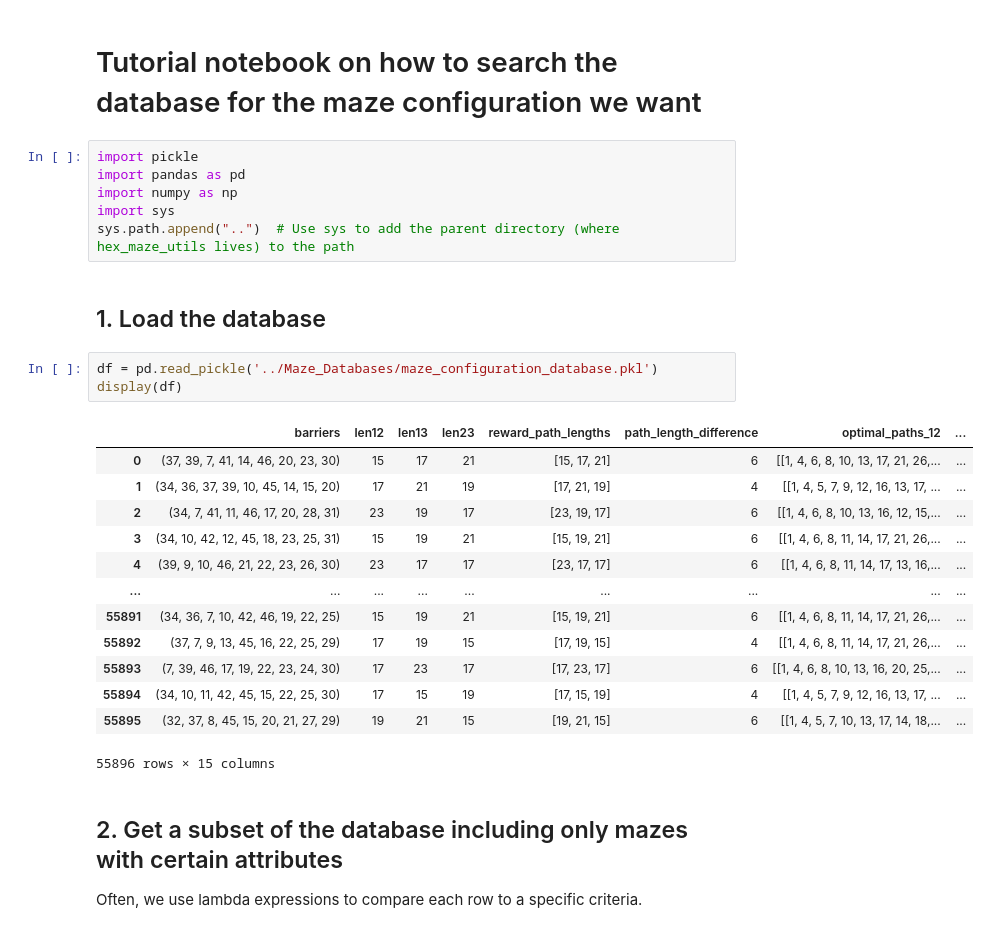
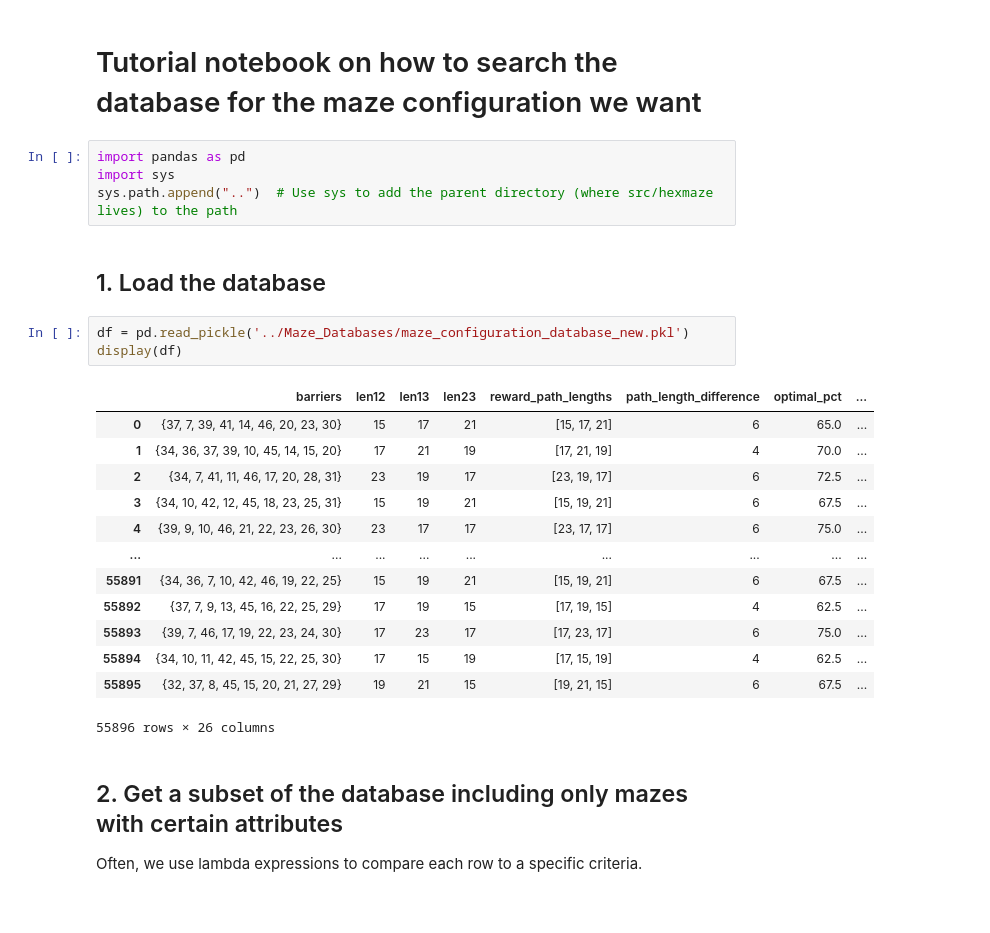
Before and after one commit to calderast/Hex-maze, a Jupyter notebook: Tutorials/Maze_Configuration_Database_Search.ipynb, the cells around one changed output. Drawn from its saved outputs; the diff is of its cells as text.

```diff
--- a/Tutorials/Maze_Configuration_Database_Search.ipynb
+++ b/Tutorials/Maze_Configuration_Database_Search.ipynb
@@ -1,30 +1,28 @@
 # %% [markdown]
 # Tutorial notebook on how to search the database for the maze configuration we want
 # %%
-import pickle
 import pandas as pd
-import numpy as np
 import sys
-sys.path.append("..")  # Use sys to add the parent directory (where hex_maze_utils lives) to the path
+sys.path.append("..")  # Use sys to add the parent directory (where src/hexmaze lives) to the path
 # %% [markdown]
 ## 1. Load the database
 # %%
-df = pd.read_pickle('../Maze_Databases/maze_configuration_database.pkl')
+df = pd.read_pickle('../Maze_Databases/maze_configuration_database_new.pkl')
 display(df)
 # %% [output]
-|  | barriers | len12 | len13 | len23 | reward_path_lengths | path_length_difference | optimal_paths_12 | ... |
-| 0 | (37, 39, 7, 41, 14, 46, 20, 23, 30) | 15 | 17 | 21 | [15, 17, 21] | 6 | [[1, 4, 6, 8, 10, 13, 17, 21, 26,... | ... |
-| 1 | (34, 36, 37, 39, 10, 45, 14, 15, 20) | 17 | 21 | 19 | [17, 21, 19] | 4 | [[1, 4, 5, 7, 9, 12, 16, 13, 17, ... | ... |
-| 2 | (34, 7, 41, 11, 46, 17, 20, 28, 31) | 23 | 19 | 17 | [23, 19, 17] | 6 | [[1, 4, 6, 8, 10, 13, 16, 12, 15,... | ... |
-| 3 | (34, 10, 42, 12, 45, 18, 23, 25, 31) | 15 | 19 | 21 | [15, 19, 21] | 6 | [[1, 4, 6, 8, 11, 14, 17, 21, 26,... | ... |
-| 4 | (39, 9, 10, 46, 21, 22, 23, 26, 30) | 23 | 17 | 17 | [23, 17, 17] | 6 | [[1, 4, 6, 8, 11, 14, 17, 13, 16,... | ... |
+|  | barriers | len12 | len13 | len23 | reward_path_lengths | path_length_difference | optimal_pct | ... |
+| 0 | {37, 7, 39, 41, 14, 46, 20, 23, 30} | 15 | 17 | 21 | [15, 17, 21] | 6 | 65.0 | ... |
+| 1 | {34, 36, 37, 39, 10, 45, 14, 15, 20} | 17 | 21 | 19 | [17, 21, 19] | 4 | 70.0 | ... |
+| 2 | {34, 7, 41, 11, 46, 17, 20, 28, 31} | 23 | 19 | 17 | [23, 19, 17] | 6 | 72.5 | ... |
+| 3 | {34, 10, 42, 12, 45, 18, 23, 25, 31} | 15 | 19 | 21 | [15, 19, 21] | 6 | 67.5 | ... |
+| 4 | {39, 9, 10, 46, 21, 22, 23, 26, 30} | 23 | 17 | 17 | [23, 17, 17] | 6 | 75.0 | ... |
 | ... | ... | ... | ... | ... | ... | ... | ... | ... |
-| 55891 | (34, 36, 7, 10, 42, 46, 19, 22, 25) | 15 | 19 | 21 | [15, 19, 21] | 6 | [[1, 4, 6, 8, 11, 14, 17, 21, 26,... | ... |
-| 55892 | (37, 7, 9, 13, 45, 16, 22, 25, 29) | 17 | 19 | 15 | [17, 19, 15] | 4 | [[1, 4, 6, 8, 11, 14, 17, 21, 26,... | ... |
-| 55893 | (7, 39, 46, 17, 19, 22, 23, 24, 30) | 17 | 23 | 17 | [17, 23, 17] | 6 | [[1, 4, 6, 8, 10, 13, 16, 20, 25,... | ... |
-| 55894 | (34, 10, 11, 42, 45, 15, 22, 25, 30) | 17 | 15 | 19 | [17, 15, 19] | 4 | [[1, 4, 5, 7, 9, 12, 16, 13, 17, ... | ... |
-| 55895 | (32, 37, 8, 45, 15, 20, 21, 27, 29) | 19 | 21 | 15 | [19, 21, 15] | 6 | [[1, 4, 5, 7, 10, 13, 17, 14, 18,... | ... |
+| 55891 | {34, 36, 7, 10, 42, 46, 19, 22, 25} | 15 | 19 | 21 | [15, 19, 21] | 6 | 67.5 | ... |
+| 55892 | {37, 7, 9, 13, 45, 16, 22, 25, 29} | 17 | 19 | 15 | [17, 19, 15] | 4 | 62.5 | ... |
+| 55893 | {39, 7, 46, 17, 19, 22, 23, 24, 30} | 17 | 23 | 17 | [17, 23, 17] | 6 | 75.0 | ... |
+| 55894 | {34, 10, 11, 42, 45, 15, 22, 25, 30} | 17 | 15 | 19 | [17, 15, 19] | 4 | 62.5 | ... |
+| 55895 | {32, 37, 8, 45, 15, 20, 21, 27, 29} | 19 | 21 | 15 | [19, 21, 15] | 6 | 67.5 | ... |
-55896 rows × 15 columns
+55896 rows × 26 columns
 # %% [markdown]
 ## 2. Get a subset of the database including only mazes with certain attributes
 Often, we use lambda expressions to compare each row to a specific criteria.
```
Also changed, not shown: parts of 5 cells of this notebook, 21 other files.
